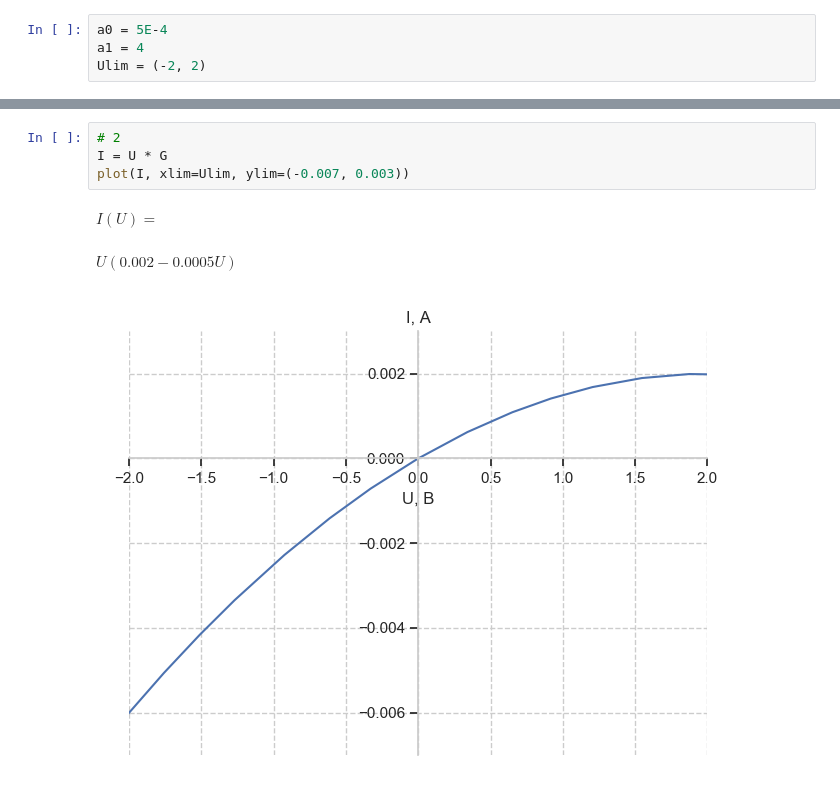
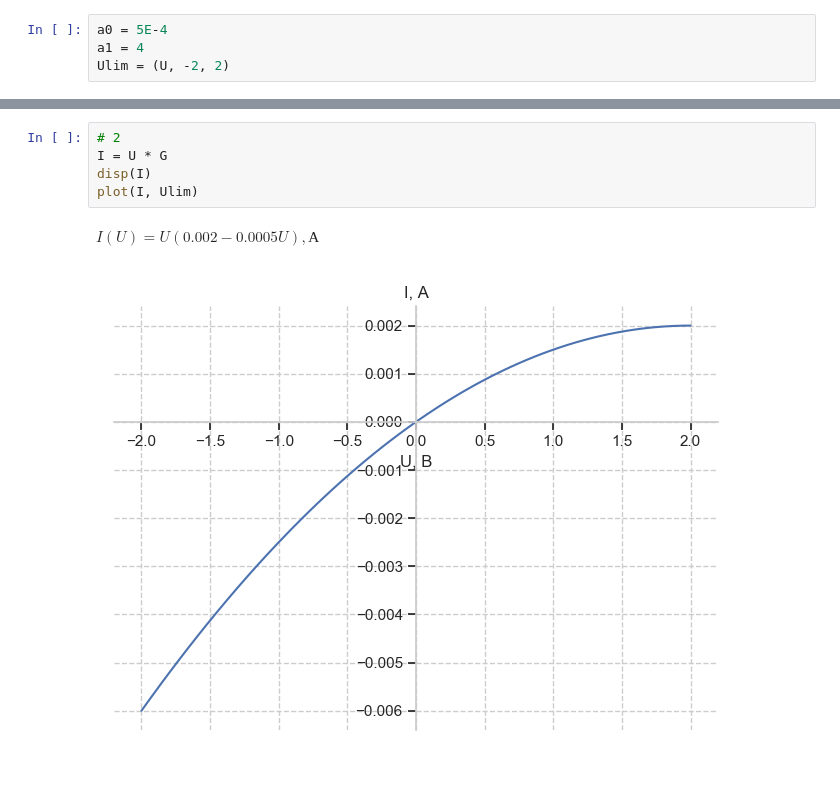
Before and after one commit to eldarkg/analog_electronica_uve, a Jupyter notebook: 1.1.1.ipynb, the cells around one changed output, grey strips where cells are left out. Saved outputs shown, nothing was run; the diff lists cells and outputs as text.

```diff
--- a/1.1.1.ipynb
+++ b/1.1.1.ipynb
@@ -7,7 +7,7 @@ from visual import plot
 # %%
 a0 = 5E-4
 a1 = 4
-Ulim = (-2, 2)
+Ulim = (U, -2, 2)
 # %%
 # 1
 G = a0 * (a1 - U)
@@ -26,8 +26,8 @@ $\displaystyle \frac{1}{0.002 - 0.0005 U}$
 # %%
 # 2
 I = U * G
-plot(I, xlim=Ulim, ylim=(-0.007, 0.003))
+disp(I)
+plot(I, Ulim)
 # %% [output]
-$I({U}) =$
+$I({U}) = U \left(0.002 - 0.0005 U\right), А$
-$\displaystyle U \left(0.002 - 0.0005 U\right)$
-[figure, old version]
+[figure, new version]
```
Also changed, not shown: parts of 3 cells of this notebook, 3 other files.
